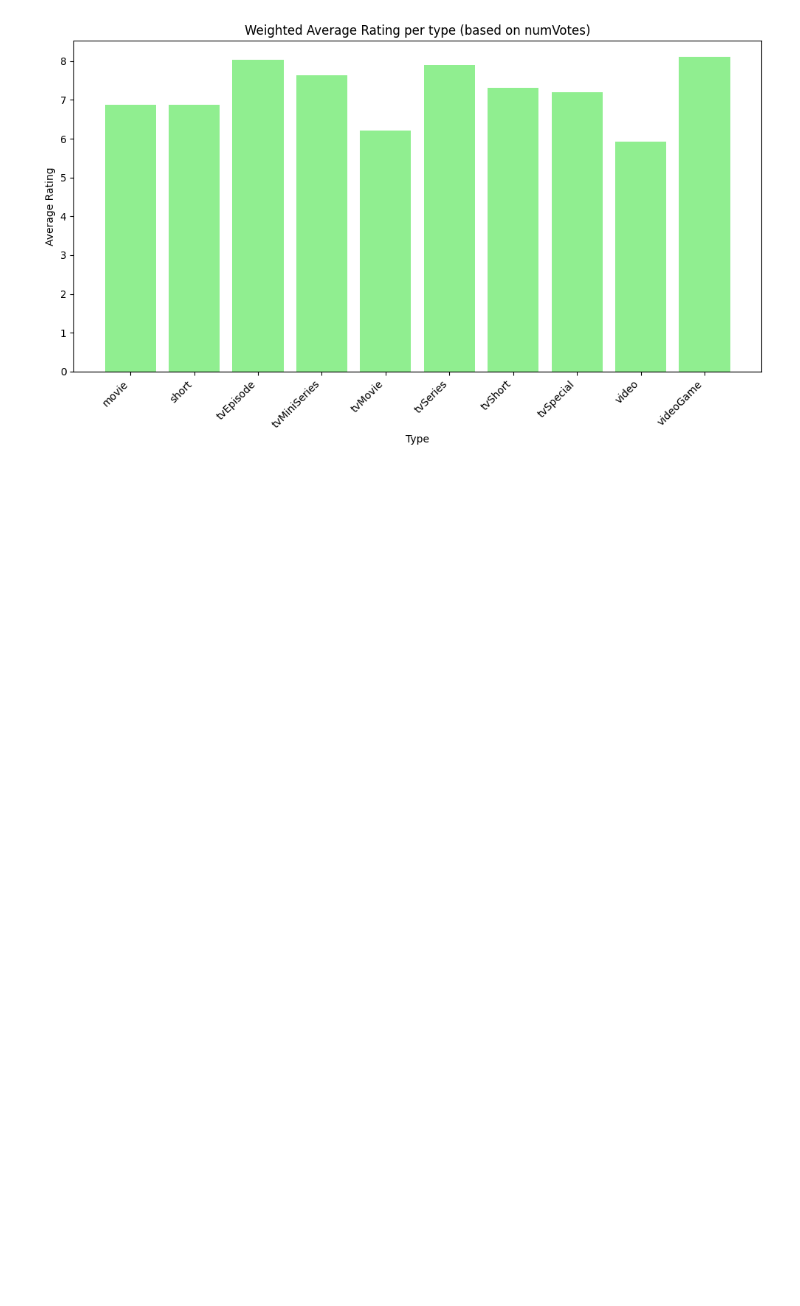
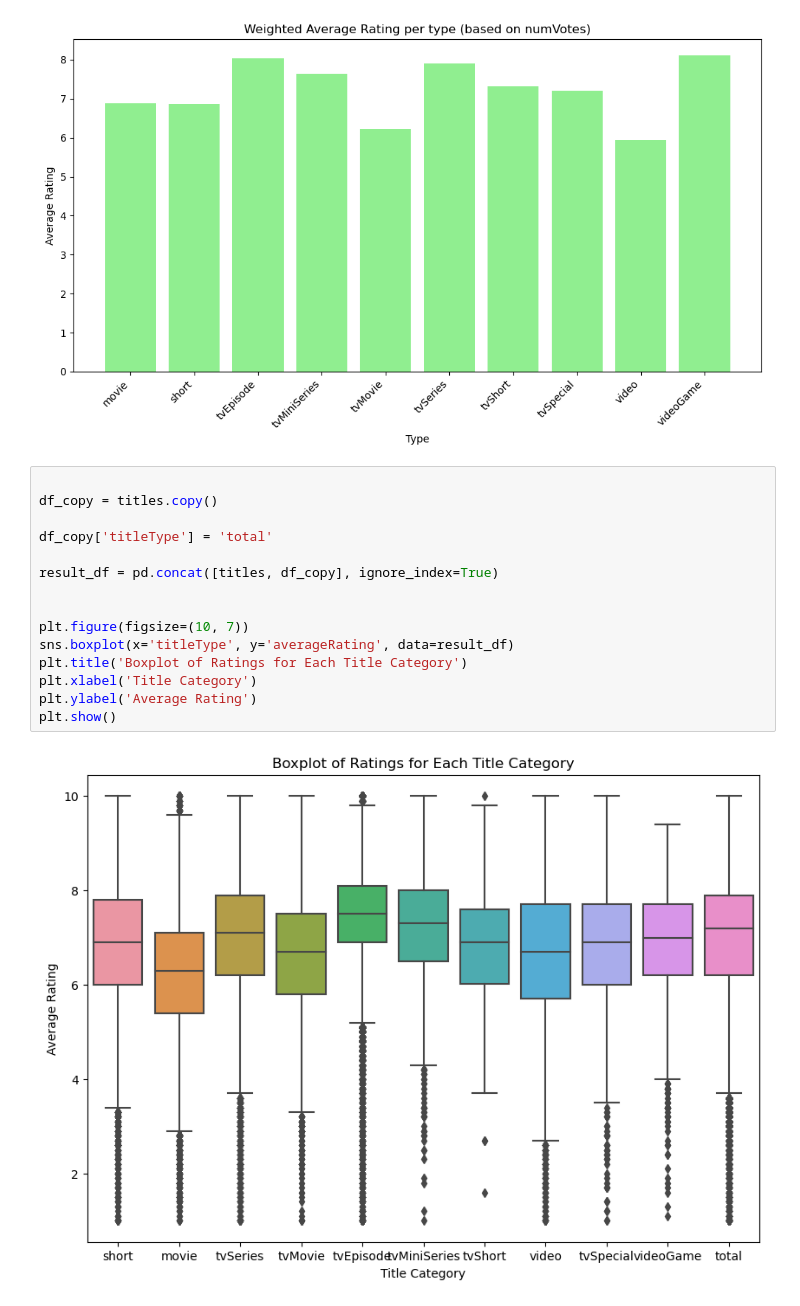
Before and after one commit to AdrianPauer/PRIDAV, a Jupyter notebook: PauerVersion.ipynb, the cells around one changed output. Drawn from its saved outputs; the diff is of its cells as text; blank space fills up the shorter version.

Commit message:
janciho commit na titleTypes (ani z daleka nie finalny)

```diff
--- a/PauerVersion.ipynb
+++ b/PauerVersion.ipynb
@@ -358,3 +352,20 @@ plt.tight_layout()
 plt.show()
 # %% [output]
 [figure]
+# %%
+
+df_copy = titles.copy()
+
+df_copy['titleType'] = 'total'
+
+result_df = pd.concat([titles, df_copy], ignore_index=True)
+
+
+plt.figure(figsize=(10, 7))
+sns.boxplot(x='titleType', y='averageRating', data=result_df)
+plt.title('Boxplot of Ratings for Each Title Category')
+plt.xlabel('Title Category')
+plt.ylabel('Average Rating')
+plt.show()
+# %% [output]
+[figure, added]
```
Also changed, not shown: parts of 7 cells of this notebook.
